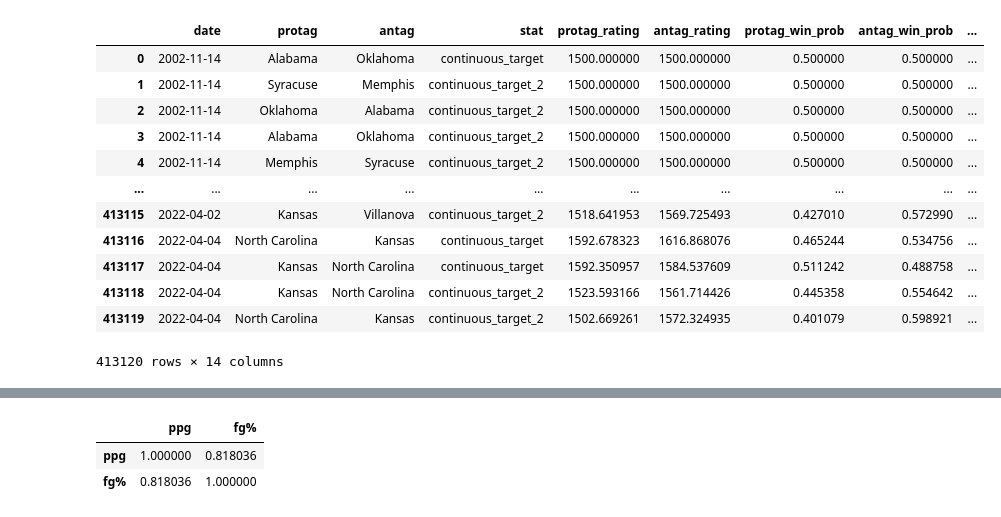
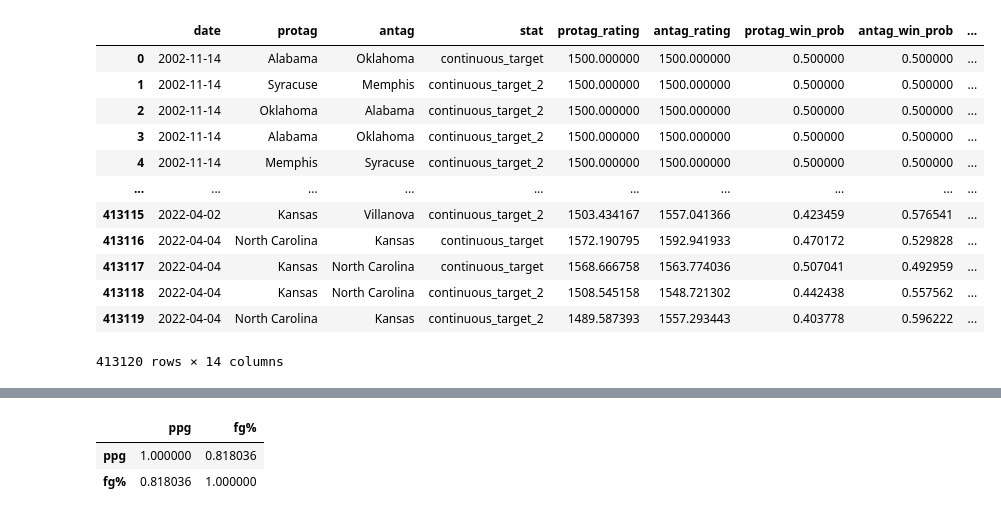
Before and after one commit to btatkinson/oddsmaker, a Jupyter notebook: notebooks/NewElo.ipynb, the cells around one changed output, grey strips where cells are left out. Saved outputs shown, nothing was run; the diff lists cells and outputs as text; code cells hidden in the pictures.

```diff
--- a/notebooks/NewElo.ipynb
+++ b/notebooks/NewElo.ipynb
@@ -77,6 +77,40 @@ class EloOptimizer(Optimizer):
         else:
             assert(type(k) in [dict, float, int]), "K must be a single numeric quantity, or a dict that has unique values for each stat"
         assert(type(initial_rating) in [dict, float, int]), "Initial rating must be a single numeric quantity, or a dict that has unique values for each stat"
+        if len(meta_k) > 0:
+            assert(type(meta_k) == dict), "Meta K must be a dictionary with key as meta column and value as K value"
+            for meta_col, k_val in meta_k.items():
+                assert(type(k_val) in [dict, float, int]), "K must be a single numeric quantity, or a dict that has unique values for each stat"
+
+    def optimize(self):
+
+        ## taking a shortcut for now
+        def opt_helper(k, is_home_continuous_target, is_home_continuous_target_2):
+            meta_k = {'is_home': {'continuous_target': is_home_continuous_target, 'continuous_target_2': is_home_continuous_target_2}}
+            k = int(k)
+            rtgs = self.run_history(k=k, meta_adj=meta_k)
+            ## log loss formula, negative because we are maximizing
+            log_loss = np.mean(rtgs['protag_result'] * np.log(rtgs['protag_win_prob']) + (1 - rtgs['protag_result']) * np.log(1 - rtgs['protag_win_prob']))
+            return log_loss
+
+        pbounds = {
+            'k': (10, 75),
+            'is_home_continuous_target': (0, 100),
+            'is_home_continuous_target_2': (0, 100)
+        }
+
+        optimizer = BayesianOptimization(
+            f=opt_helper,
+            pbounds=pbounds,
+            random_state=17,
+        )
+
+        optimizer.maximize(
+            init_points=10,
+            n_iter=35,
+        )
+        print(optimizer.max['target'], optimizer.max['params'])
+        return optimizer.max['params']
 
     def run_history(self, k, meta_adj={}, priors={}, initial_rating=1500):
 
@@ -97,7 +131,19 @@ class EloOptimizer(Optimizer):
         if len(stats) > 1:
             self.data['stat_idx'] = self.data['stat'].map(stat_idx_map)
         else:
+            self.data['stat'] = self.stat_cols[0]
             self.data['stat_idx'] = 0
+
+        if len(stats) == 1:
+            self.data['stat_value'] = self.data[self.stat_cols[0]]
+
+        i = 0
+        for meta_col in self.meta_cols:
+            i += 1
+            self.data[f'meta_adj_{i}'] = self.data[[meta_col, 'stat']].apply(lambda x: meta_adj[meta_col][x['stat']], axis=1)
+            self.data[f'meta_adj_{i}'] = self.data[f'meta_adj_{i}']*self.data[meta_col]
+
+        self.data['meta_adj'] = self.data[[f'meta_adj_{i}' for i in range(1, i+1)]].sum(axis=1)
 
         ratings_mat = np.zeros((len(protags)+len(antags),len(self.stat_cols)))
 
@@ -140,14 +186,16 @@ class EloOptimizer(Optimizer):
 
             protag_ratings = ratings_mat[protag_idxs, stat_idxs]
             antag_ratings = ratings_mat[antag_idxs, stat_idxs]
+
+            if len(meta_adj) > 0:
+                meta_values = results['meta_adj'].values
+                protag_ratings += meta_values
+
             protag_win_probs = 1 / (1 + 10**((antag_ratings - protag_ratings) / 400))
             antag_win_probs = 1 - protag_win_probs
 
             ## todo: upgrade for multiple stats
-            if len(stats) == 1:
-                protag_wins = results[self.stat_cols[0]].values
-            else:
-                protag_wins = results['stat_value'].values
+            protag_wins = results['stat_value'].values
             antag_wins = 1 - protag_wins
 
             protag_update = k * (protag_wins - protag_win_probs)
@@ -155,6 +203,9 @@ class EloOptimizer(Optimizer):
 
             ratings_mat[protag_idxs, stat_idxs] += protag_update
             ratings_mat[antag_idxs, stat_idxs] += antag_update
+
+            if len(meta_adj) > 0:
+                protag_ratings -= meta_values
 
             to_append = pd.DataFrame({
                 self.order_col: rating_period,
@@ -164,37 +215,40 @@ class EloOptimizer(Optimizer):
                 'protag_rating': protag_ratings,
                 'antag_rating': antag_ratings,
                 'protag_win_prob': protag_win_probs,
                 'antag_win_prob': antag_win_probs,
                 'protag_update': protag_update,
                 'antag_update': antag_update,
                 'protag_result': protag_wins,
                 'antag_result': antag_wins,
                 'protag_postgame_rating': protag_ratings+protag_update,
                 'antag_postgame_rating': antag_ratings+antag_update,
             })
 
             ratings.append(to_append)
 
         ratings = pd.concat(ratings).reset_index(drop=True)
 
         return ratings
 
 
 elo = EloOptimizer(protag_col='team_name', antag_col='opp_name', stat_cols=['continuous_target','continuous_target_2'], order_col='date', meta_cols=['is_home'])
 elo.load_data(m_data)
-rtgs = elo.run_history(k=45, initial_rating=1500)
+rtgs = elo.run_history(k=45, initial_rating=1500, meta_adj={'is_home':{
+    'continuous_target': 40,
+    'continuous_target_2': 25
+}})
 rtgs
 # %% [output]
 |  | date | protag | antag | stat | protag_rating | antag_rating | protag_win_prob | antag_win_prob | ... |
 | 0 | 2002-11-14 | Alabama | Oklahoma | continuous_target | 1500.000000 | 1500.000000 | 0.500000 | 0.500000 | ... |
 | 1 | 2002-11-14 | Syracuse | Memphis | continuous_target_2 | 1500.000000 | 1500.000000 | 0.500000 | 0.500000 | ... |
 | 2 | 2002-11-14 | Oklahoma | Alabama | continuous_target_2 | 1500.000000 | 1500.000000 | 0.500000 | 0.500000 | ... |
 | 3 | 2002-11-14 | Alabama | Oklahoma | continuous_target_2 | 1500.000000 | 1500.000000 | 0.500000 | 0.500000 | ... |
 | 4 | 2002-11-14 | Memphis | Syracuse | continuous_target_2 | 1500.000000 | 1500.000000 | 0.500000 | 0.500000 | ... |
 | ... | ... | ... | ... | ... | ... | ... | ... | ... | ... |
-| 413115 | 2022-04-02 | Kansas | Villanova | continuous_target_2 | 1518.641953 | 1569.725493 | 0.427010 | 0.572990 | ... |
-| 413116 | 2022-04-04 | North Carolina | Kansas | continuous_target | 1592.678323 | 1616.868076 | 0.465244 | 0.534756 | ... |
-| 413117 | 2022-04-04 | Kansas | North Carolina | continuous_target | 1592.350957 | 1584.537609 | 0.511242 | 0.488758 | ... |
-| 413118 | 2022-04-04 | Kansas | North Carolina | continuous_target_2 | 1523.593166 | 1561.714426 | 0.445358 | 0.554642 | ... |
-| 413119 | 2022-04-04 | North Carolina | Kansas | continuous_target_2 | 1502.669261 | 1572.324935 | 0.401079 | 0.598921 | ... |
+| 413115 | 2022-04-02 | Kansas | Villanova | continuous_target_2 | 1503.434167 | 1557.041366 | 0.423459 | 0.576541 | ... |
+| 413116 | 2022-04-04 | North Carolina | Kansas | continuous_target | 1572.190795 | 1592.941933 | 0.470172 | 0.529828 | ... |
+| 413117 | 2022-04-04 | Kansas | North Carolina | continuous_target | 1568.666758 | 1563.774036 | 0.507041 | 0.492959 | ... |
+| 413118 | 2022-04-04 | Kansas | North Carolina | continuous_target_2 | 1508.545158 | 1548.721302 | 0.442438 | 0.557562 | ... |
+| 413119 | 2022-04-04 | North Carolina | Kansas | continuous_target_2 | 1489.587393 | 1557.293443 | 0.403778 | 0.596222 | ... |
 413120 rows × 14 columns
```
Also changed, not shown: parts of 4 cells of this notebook, 5 other files.
